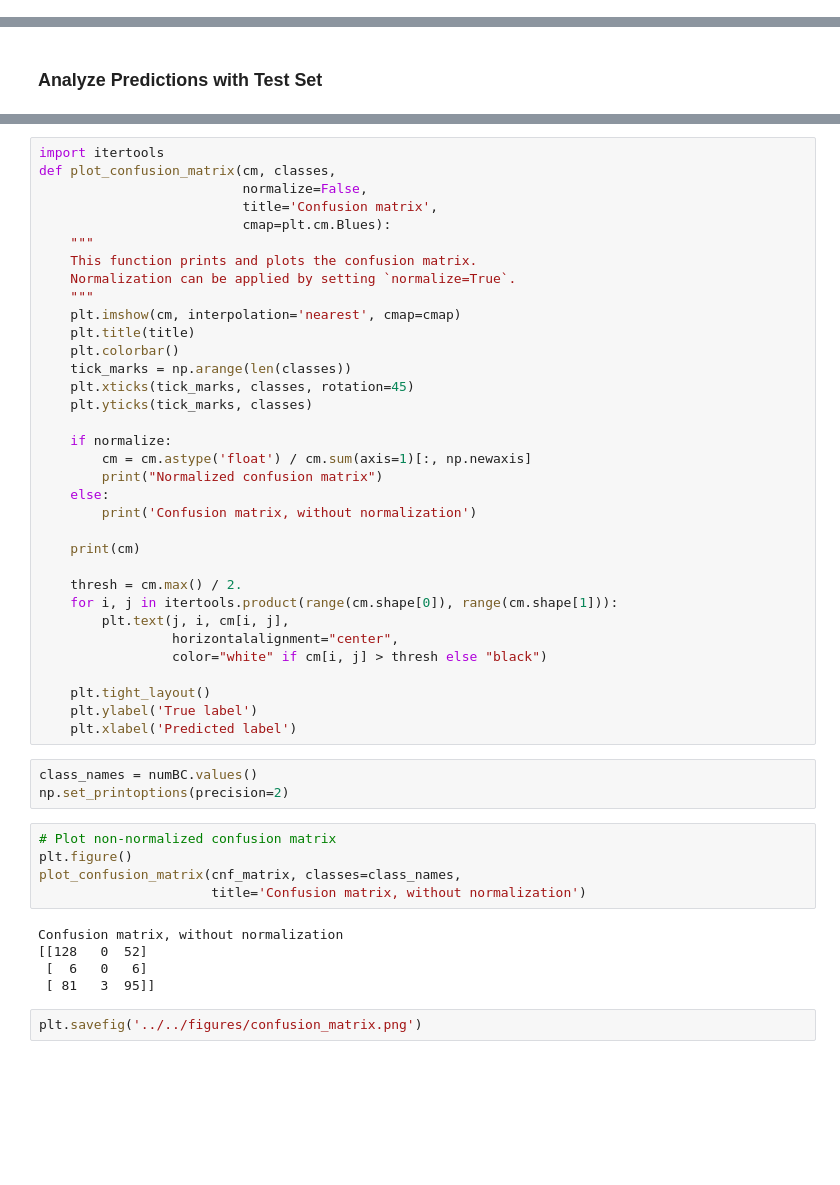
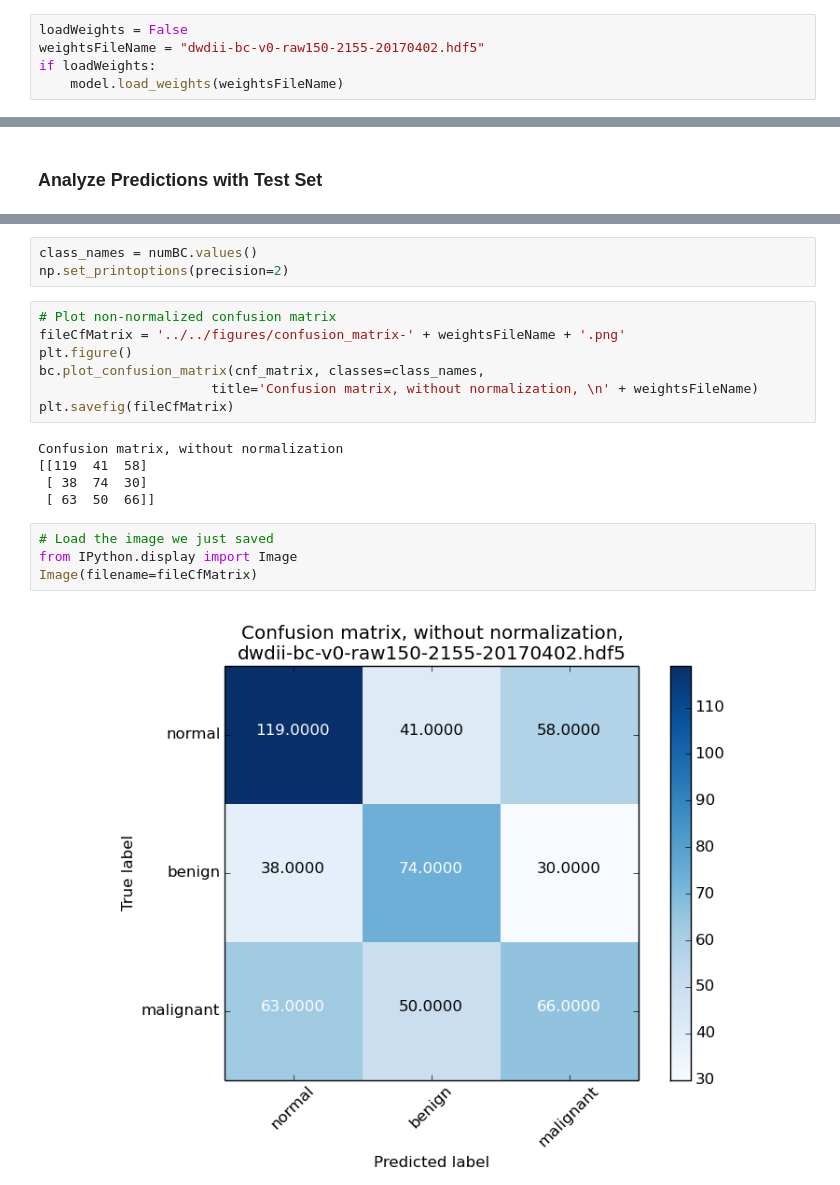
Before and after one commit to jnarhan/Breast_Cancer, a Jupyter notebook: src/models/Daniels.Model01.ipynb, the cells around one changed output, grey strips where cells are left out. Drawn from its saved outputs; the diff is of its cells as text; blank space fills up the shorter version.

Commit message:
Confusion matrix + v01 categorical_crossentropy

```diff
--- a/src/models/Daniels.Model01.ipynb
+++ b/src/models/Daniels.Model01.ipynb
@@ -215,3 +228,8 @@ if loadWeights:
+# %%
+loadWeights = False
+weightsFileName = "dwdii-bc-v0-raw150-2155-20170402.hdf5"
+if loadWeights:
+    model.load_weights(weightsFileName)
 # %%
 # Reshape to the appropriate shape for the CNN input
 testX = X_test.reshape(X_test.shape[0], 1, X_test.shape[1],X_test.shape[2])
@@ -306,52 +330,24 @@ array([[128,   0,  52],
-# %%
-import itertools
-def plot_confusion_matrix(cm, classes,
-                          normalize=False,
-                          title='Confusion matrix',
-                          cmap=plt.cm.Blues):
-    """
-    This function prints and plots the confusion matrix.
-    Normalization can be applied by setting `normalize=True`.
-    """
-    plt.imshow(cm, interpolation='nearest', cmap=cmap)
-    plt.title(title)
-    plt.colorbar()
-    tick_marks = np.arange(len(classes))
-    plt.xticks(tick_marks, classes, rotation=45)
-    plt.yticks(tick_marks, classes)
-
-    if normalize:
-        cm = cm.astype('float') / cm.sum(axis=1)[:, np.newaxis]
-        print("Normalized confusion matrix")
-    else:
-        print('Confusion matrix, without normalization')
-
-    print(cm)
-
-    thresh = cm.max() / 2.
-    for i, j in itertools.product(range(cm.shape[0]), range(cm.shape[1])):
-        plt.text(j, i, cm[i, j],
-                 horizontalalignment="center",
-                 color="white" if cm[i, j] > thresh else "black")
-
-    plt.tight_layout()
-    plt.ylabel('True label')
-    plt.xlabel('Predicted label')
 # %%
 class_names = numBC.values()
 np.set_printoptions(precision=2)
 # %%
 # Plot non-normalized confusion matrix
+fileCfMatrix = '../../figures/confusion_matrix-' + weightsFileName + '.png'
 plt.figure()
-plot_confusion_matrix(cnf_matrix, classes=class_names,
-                      title='Confusion matrix, without normalization')
+bc.plot_confusion_matrix(cnf_matrix, classes=class_names,
+                      title='Confusion matrix, without normalization, \n' + weightsFileName)
+plt.savefig(fileCfMatrix)
 # %% [output]
 Confusion matrix, without normalization
-[[128   0  52]
- [  6   0   6]
- [ 81   3  95]]
+[[119  41  58]
+ [ 38  74  30]
+ [ 63  50  66]]
-# %%
-plt.savefig('../../figures/confusion_matrix.png')
+# %%
+# Load the image we just saved
+from IPython.display import Image
+Image(filename=fileCfMatrix)
+# %% [output]
+[figure, added]
 # %%
 # Plot normalized confusion matrix
 plt.figure()
```
Also changed, not shown: parts of 20 cells of this notebook, 5 other files.
